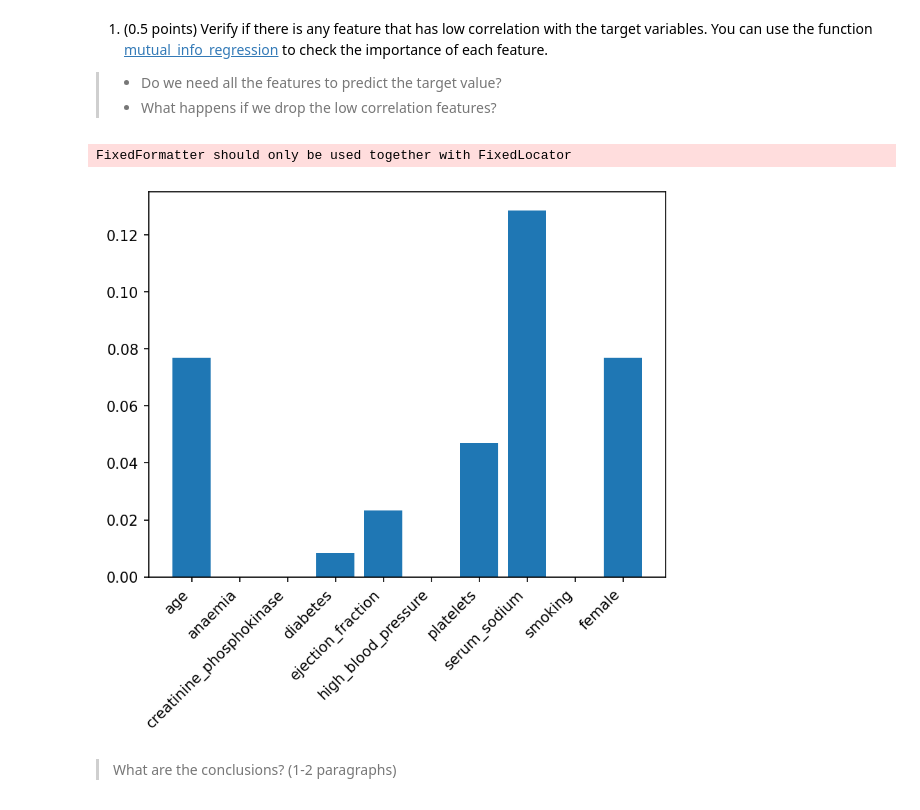
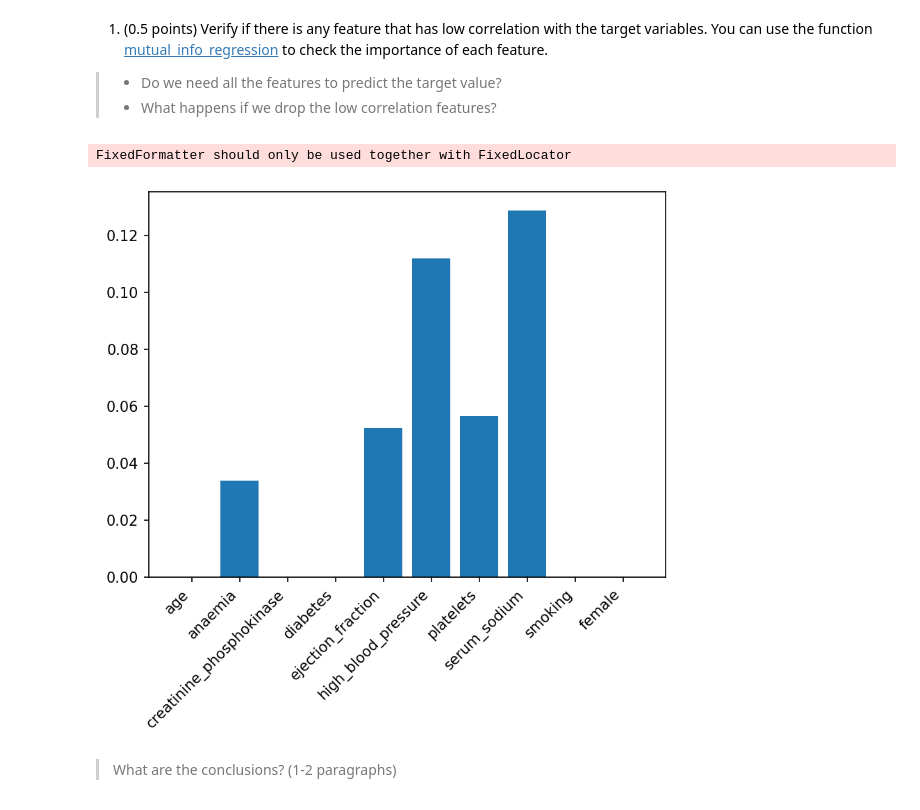
Before and after one commit to DanielGardin/MO444, a Jupyter notebook: T2_Classical_Techniques.ipynb, the cells around one changed output. Saved outputs shown, nothing was run; the diff lists cells and outputs as text; code cells hidden in the pictures.

Commit message:
Discrete features fixed

```diff
--- a/T2_Classical_Techniques.ipynb
+++ b/T2_Classical_Techniques.ipynb
@@ -289,17 +289,17 @@ if APPLY_ZSCORE:
 # %%
 from sklearn.feature_selection import mutual_info_regression
 
 fig, ax = plt.subplots(dpi=150)
 
-correlation = mutual_info_regression(X_train, y_train , discrete_features=[True]*5 + [False]*5) #por quê (terceiro argumento)?
+correlation = mutual_info_regression(X_train, y_train , discrete_features=[False]*5 + [True]*5) #por quê (terceiro argumento)?
 
 ax.bar(X.columns.values, correlation)
 ax.set_xticklabels(X.columns.values, rotation=45, ha='right')
 
 plt.show()
 # %% [output]
 FixedFormatter should only be used together with FixedLocator
-[figure, old version]
+[figure, new version]
 # %%
 correlated_labels = X.columns.values[correlation > CORR_THRESHOLD]
 
```
Also changed, not shown: parts of 13 cells of this notebook.
